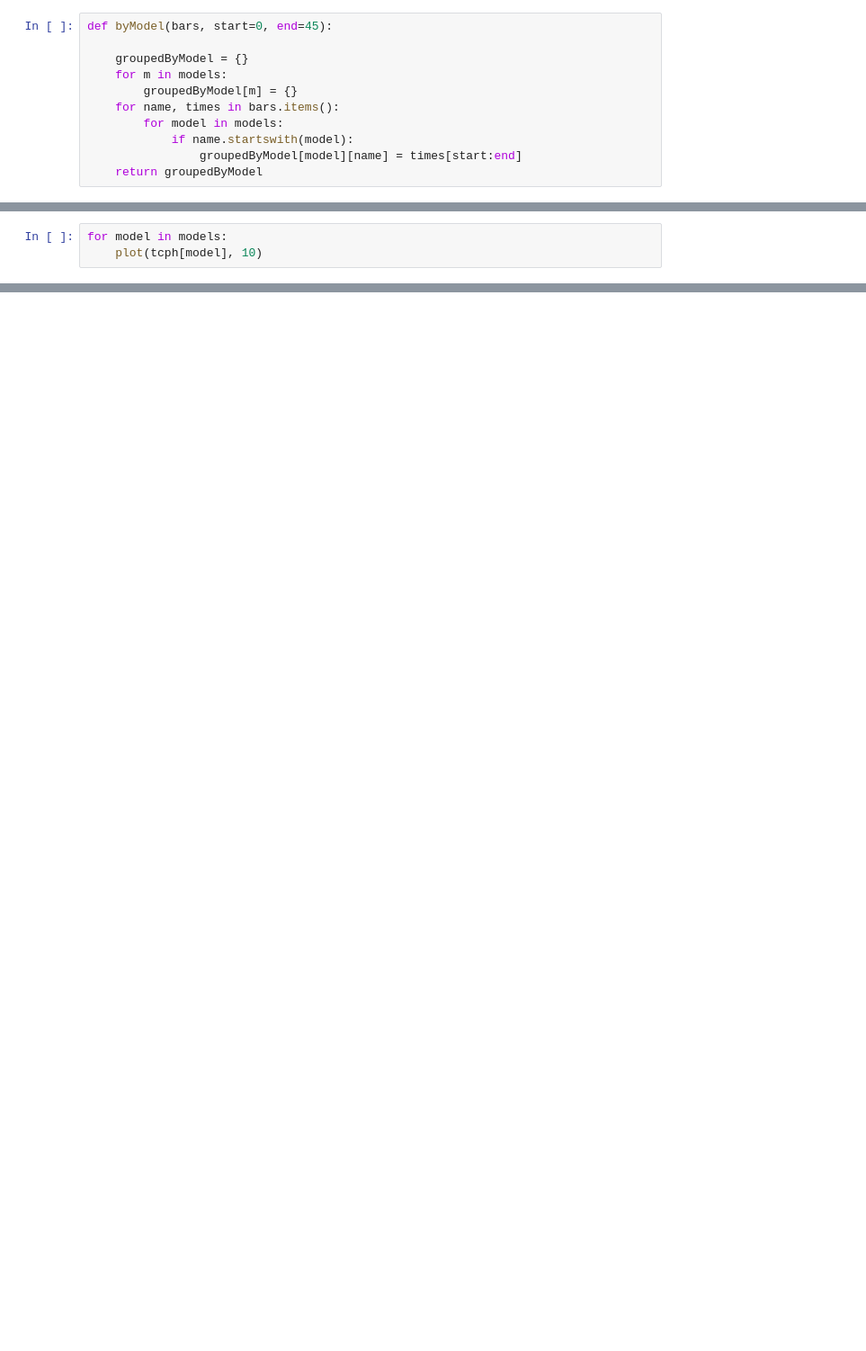
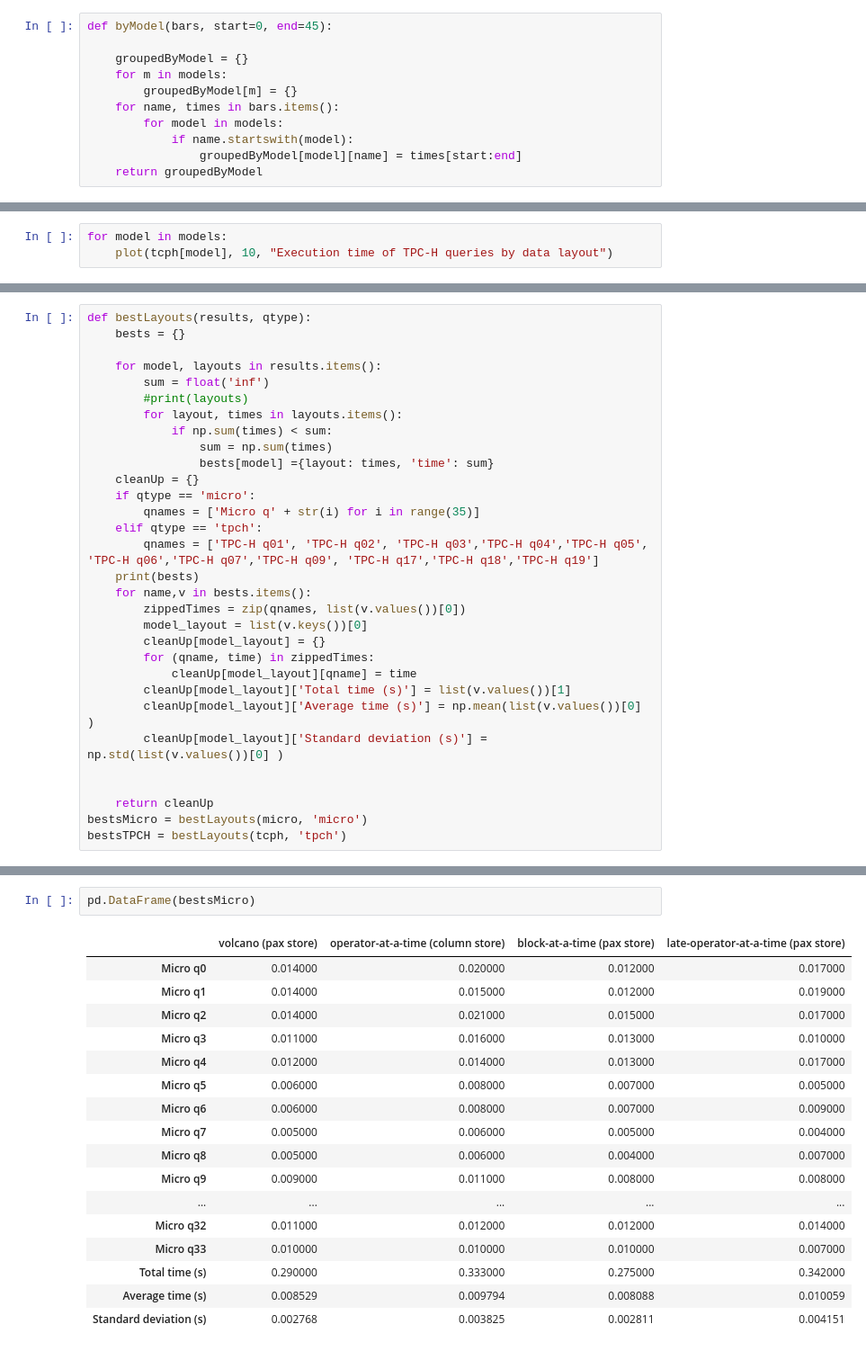
Before and after one commit to Arbaba/DatabaseSystems, a Jupyter notebook: Analysis.ipynb, the cells around one changed output, grey strips where cells are left out. Shown: that part at 90% size. Cells and saved outputs as stored; diff of their text form; blank space fills up the shorter version.

Commit message:
Clean up

```diff
--- a/Analysis.ipynb
+++ b/Analysis.ipynb
@@ -140,4 +141,4 @@ for model in models:
 # %%
 for model in models:
-    plot(tcph[model], 10)
+    plot(tcph[model], 10, "Execution time of TPC-H queries by data layout")
 # %% [output]
@@ -159,0 +151,31 @@ for model in models:
+# %%
+def bestLayouts(results, qtype):
+    bests = {}
+
+    for model, layouts in results.items():
+        sum = float('inf')
+        #print(layouts)
+        for layout, times in layouts.items():
+            if np.sum(times) < sum:
+                sum = np.sum(times)
+                bests[model] ={layout: times, 'time': sum}
+    cleanUp = {}
+    if qtype == 'micro':
+        qnames = ['Micro q' + str(i) for i in range(35)]
+    elif qtype == 'tpch':
+        qnames = ['TPC-H q01', 'TPC-H q02', 'TPC-H q03','TPC-H q04','TPC-H q05', 'TPC-H q06','TPC-H q07','TPC-H q09', 'TPC-H q17','TPC-H q18','TPC-H q19']
+    print(bests)
+    for name,v in bests.items():
+        zippedTimes = zip(qnames, list(v.values())[0])
+        model_layout = list(v.keys())[0]
+        cleanUp[model_layout] = {}
+        for (qname, time) in zippedTimes:
+            cleanUp[model_layout][qname] = time
+        cleanUp[model_layout]['Total time (s)'] = list(v.values())[1]
+        cleanUp[model_layout]['Average time (s)'] = np.mean(list(v.values())[0] )
+        cleanUp[model_layout]['Standard deviation (s)'] = np.std(list(v.values())[0] )
+
+
+    return cleanUp
+bestsMicro = bestLayouts(micro, 'micro')
+bestsTPCH = bestLayouts(tcph, 'tpch')
@@ -159,0 +185,20 @@ for model in models:
+# %%
+pd.DataFrame(bestsMicro)
+# %% [output]
+|  | volcano (pax store) | operator-at-a-time (column store) | block-at-a-time (pax store) | late-operator-at-a-time (pax store) |
+| Micro q0 | 0.014000 | 0.020000 | 0.012000 | 0.017000 |
+| Micro q1 | 0.014000 | 0.015000 | 0.012000 | 0.019000 |
+| Micro q2 | 0.014000 | 0.021000 | 0.015000 | 0.017000 |
+| Micro q3 | 0.011000 | 0.016000 | 0.013000 | 0.010000 |
+| Micro q4 | 0.012000 | 0.014000 | 0.013000 | 0.017000 |
+| Micro q5 | 0.006000 | 0.008000 | 0.007000 | 0.005000 |
+| Micro q6 | 0.006000 | 0.008000 | 0.007000 | 0.009000 |
+| Micro q7 | 0.005000 | 0.006000 | 0.005000 | 0.004000 |
+| Micro q8 | 0.005000 | 0.006000 | 0.004000 | 0.007000 |
+| Micro q9 | 0.009000 | 0.011000 | 0.008000 | 0.008000 |
+| ... | ... | ... | ... | ... |
+| Micro q32 | 0.011000 | 0.012000 | 0.012000 | 0.014000 |
+| Micro q33 | 0.010000 | 0.010000 | 0.010000 | 0.007000 |
+| Total time (s) | 0.290000 | 0.333000 | 0.275000 | 0.342000 |
+| Average time (s) | 0.008529 | 0.009794 | 0.008088 | 0.010059 |
+| Standard deviation (s) | 0.002768 | 0.003825 | 0.002811 | 0.004151 |
```
Also changed, not shown: parts of 19 cells of this notebook, 6 other files.
